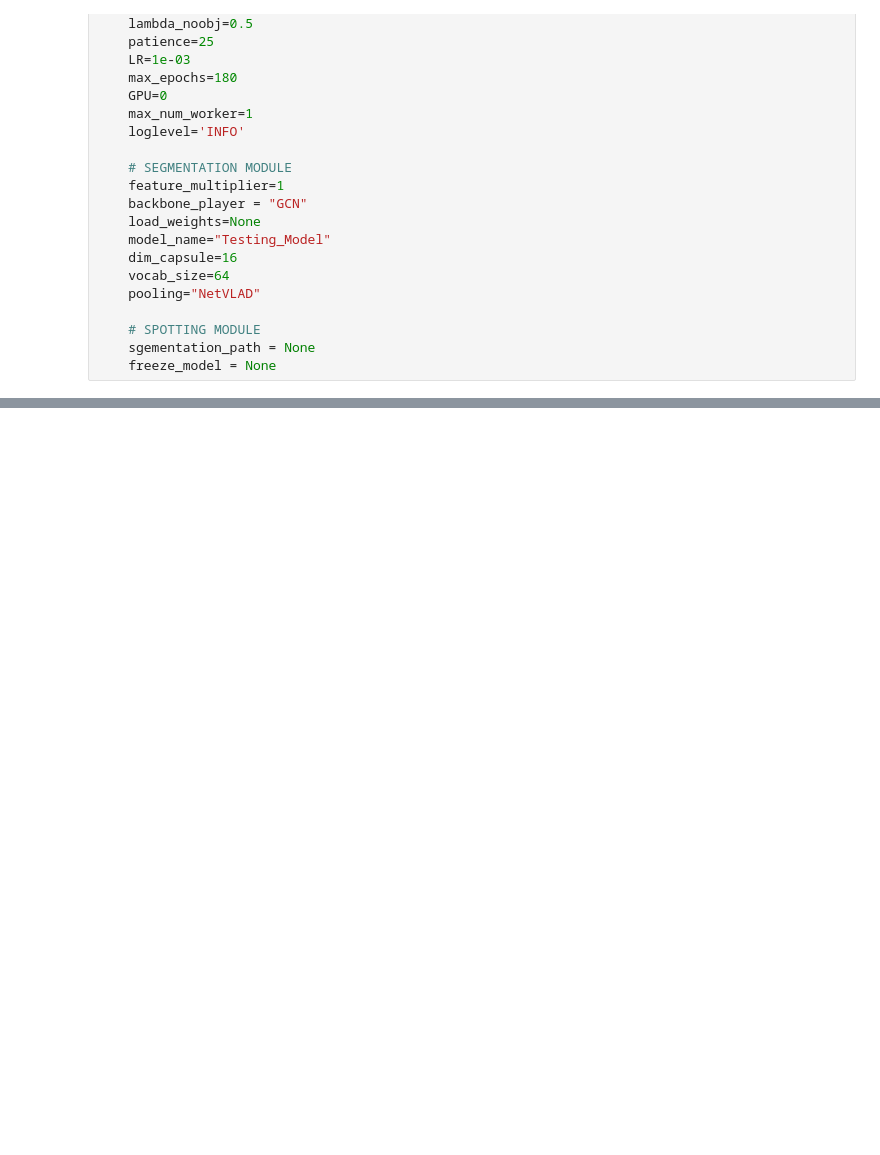
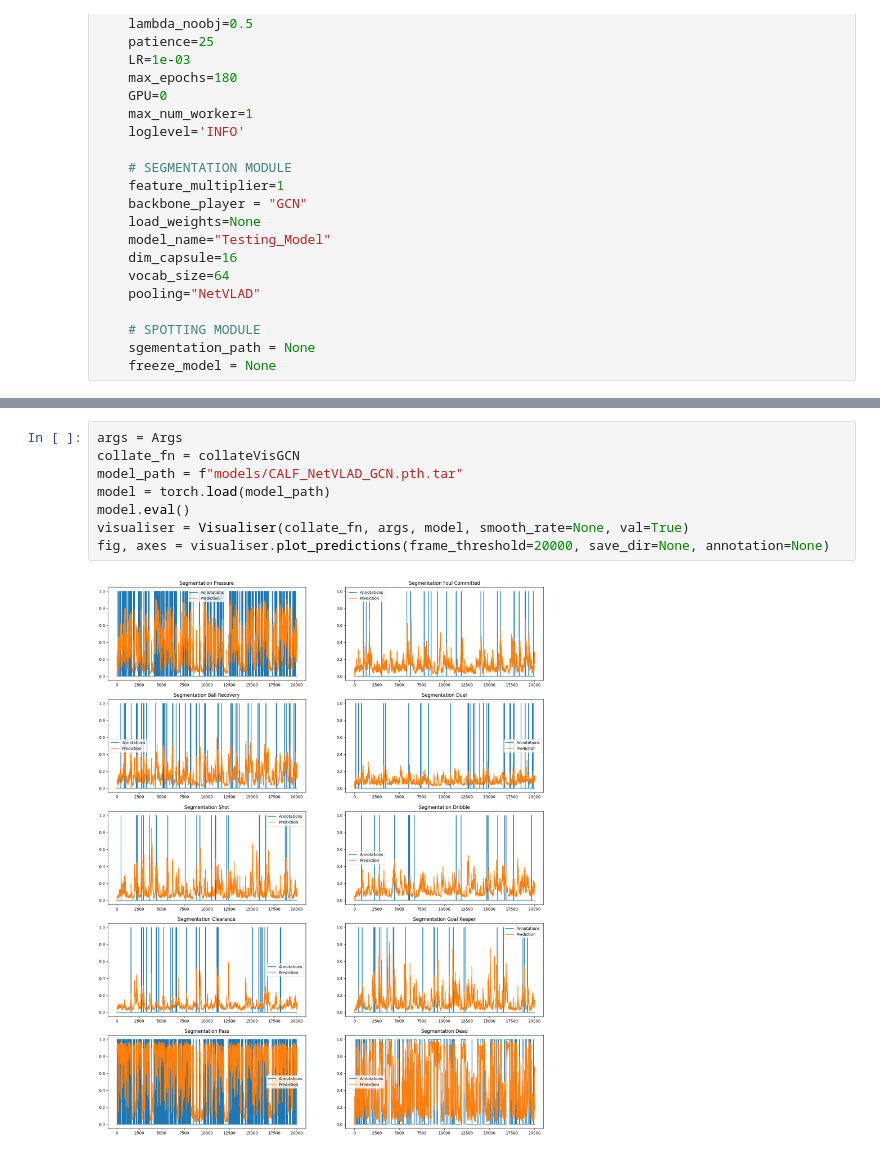
Before and after one commit to Ziolo1999/GNNsFootballEventSpotting, a Jupyter notebook: Code2/notebooks/CALF_NetVLAD_GCN.ipynb, the cells around one changed output, grey strips where cells are left out. Drawn from its saved outputs; the diff is of its cells as text; blank space fills up the shorter version.

Commit message:
top missed prediction

```diff
--- a/Code2/notebooks/CALF_NetVLAD_GCN.ipynb
+++ b/Code2/notebooks/CALF_NetVLAD_GCN.ipynb
@@ -96,0 +112,10 @@ NetVLAD output size:  torch.Size([32, 10, 300, 1])
+# %%
+args = Args
+collate_fn = collateVisGCN
+model_path = f"models/CALF_NetVLAD_GCN.pth.tar"
+model = torch.load(model_path)
+model.eval()
+visualiser = Visualiser(collate_fn, args, model, smooth_rate=None, val=True)
+fig, axes = visualiser.plot_predictions(frame_threshold=20000, save_dir=None, annotation=None)
+# %% [output]
+[figure, added]
```
Also changed, not shown: parts of 22 cells of this notebook, 32 other files.
